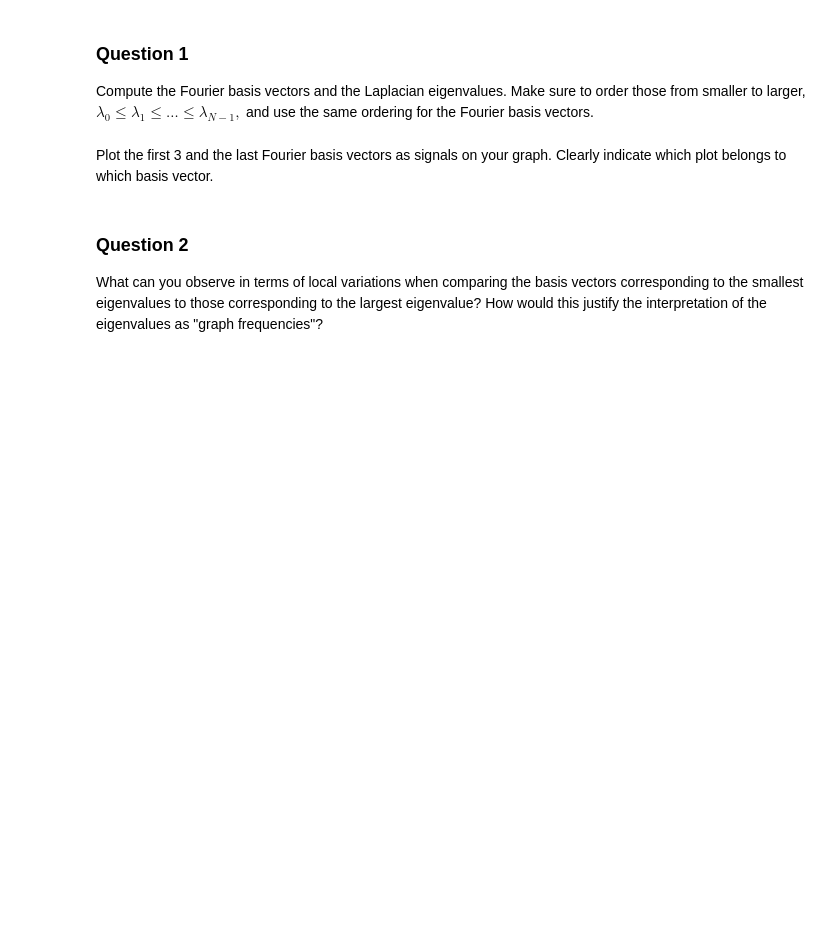
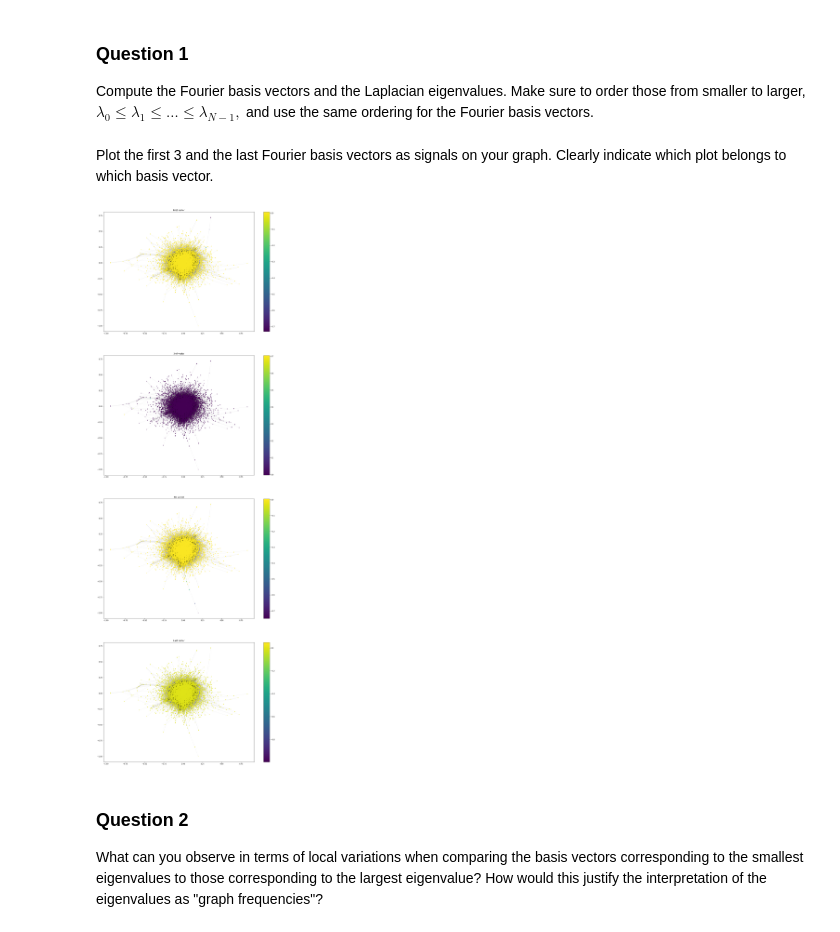
Before and after one commit to swouf/ntds_IMDb_team4, a Jupyter notebook: 4_graph_signal_processing.ipynb, the cells around one changed output. Cells and saved outputs as stored; diff of their text form; code cells hidden in the pictures; blank space fills up the shorter version.

```diff
--- a/4_graph_signal_processing.ipynb
+++ b/4_graph_signal_processing.ipynb
@@ -149,7 +146,8 @@ In this section we will observe how your feature/label vector looks like in the
 
 Compute the Fourier basis vectors and the Laplacian eigenvalues. Make sure to order those from smaller to larger, $\lambda_0 \leq \lambda_1 \leq \dots \leq \lambda_{N-1},$ and use the same ordering for the Fourier basis vectors.
 # %%
-e = # Ordered Laplacian eigenvalues.
-U = # Ordered graph Fourier basis.
+e, U = np.linalg.eigh(laplacian) #eigh sorts the values/associated vectors from smallest to largest.
+# e: Ordered Laplacian eigenvalues.
+# U: Ordered graph Fourier basis.
 # %% [markdown]
 Plot the first 3 and the last Fourier basis vectors as signals on your graph. Clearly indicate which plot belongs to which basis vector.
@@ -156,3 +158,31 @@ Plot the first 3 and the last Fourier basis vectors as signals on your graph. Cl
+# %%
+plt.figure(figsize=(20, 60))
+
+plt.subplot(411)
+im=nx.draw_networkx_nodes(graph, coords, node_size=7, node_color=U[:,1])
+nx.draw_networkx_edges(graph, coords, alpha=0.1, width=0.5)
+plt.title('First vector')
+plt.colorbar(im)
+
+plt.subplot(412)
+im=nx.draw_networkx_nodes(graph, coords, node_size=7, node_color=U[:,2])
+nx.draw_networkx_edges(graph, coords, alpha=0.1, width=0.5)
+plt.title('2nd vector')
+plt.colorbar(im)
+
+plt.subplot(413)
+im=nx.draw_networkx_nodes(graph, coords, node_size=7, node_color=U[:,3])
+nx.draw_networkx_edges(graph, coords, alpha=0.1, width=0.5)
+plt.title('3rd vector')
+plt.colorbar(im)
+
+plt.subplot(414)
+im=nx.draw_networkx_nodes(graph, coords, node_size=7, node_color=U[:,e.size-1])
+nx.draw_networkx_edges(graph, coords, alpha=0.1, width=0.5)
+plt.title('Last vector')
+plt.colorbar(im);
+# %% [output]
+[figure, added]
 # %% [markdown]
 ### Question 2
 
```
Also changed, not shown: parts of 17 cells of this notebook.
